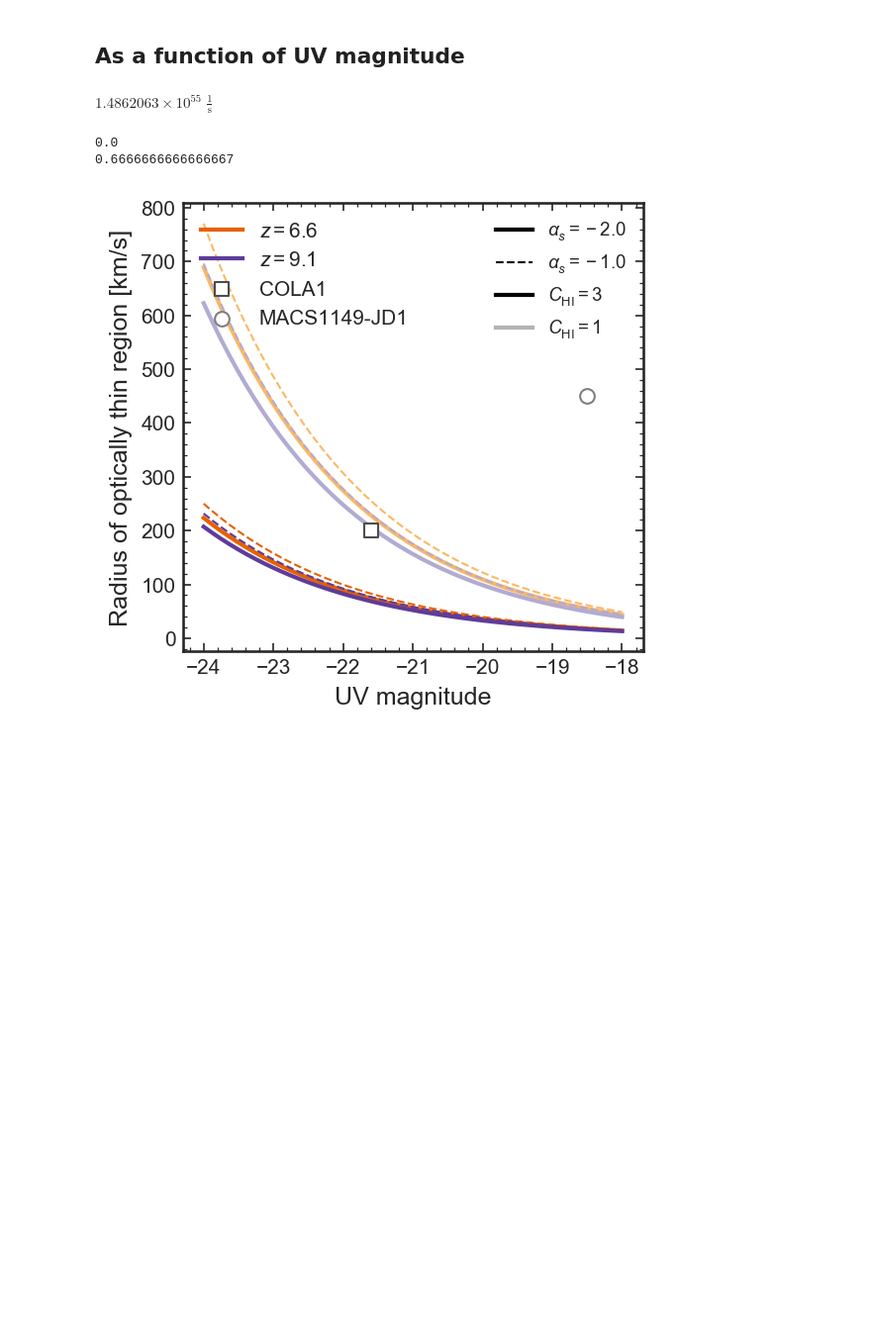
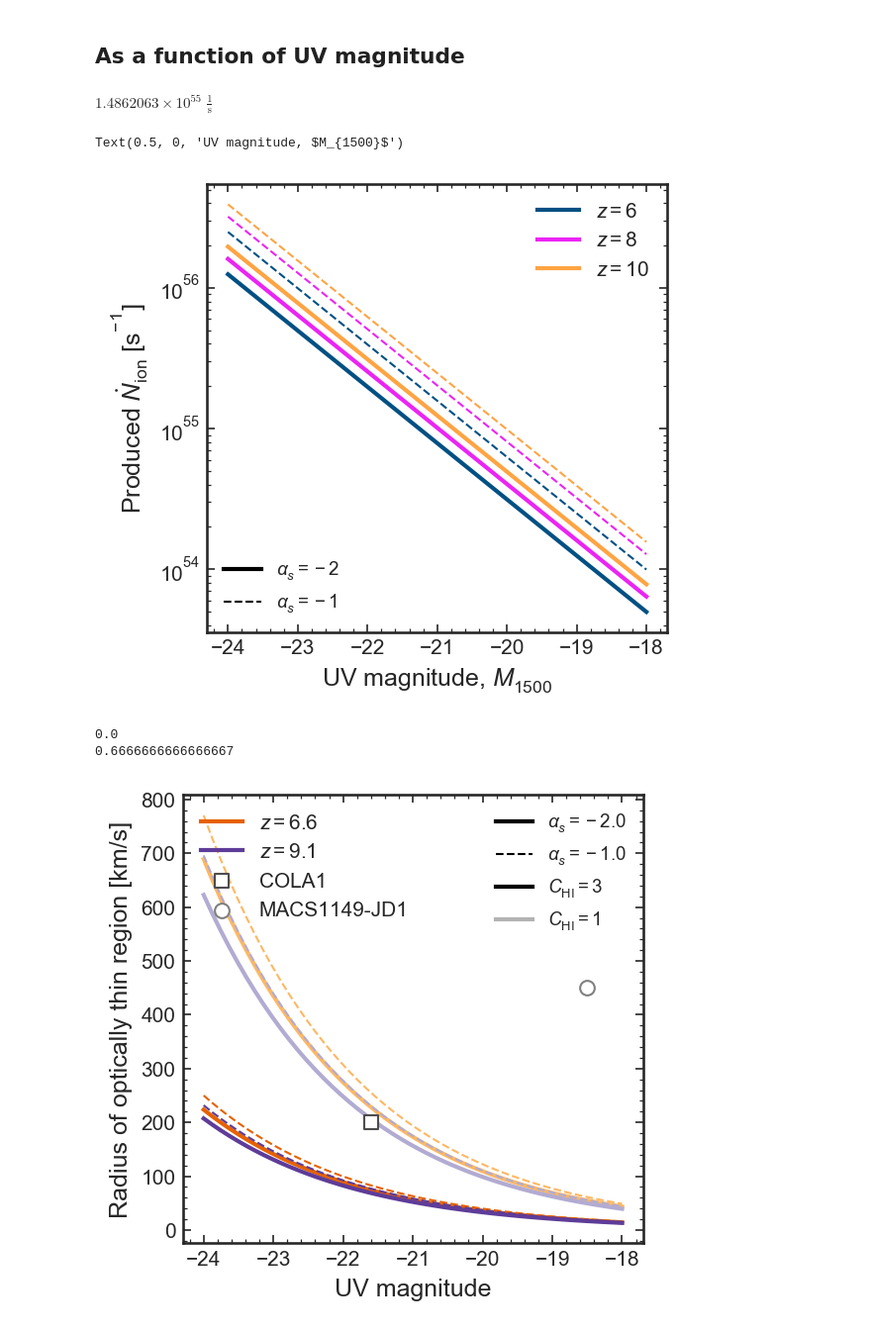
Before and after one commit to charlottenosam/LyaLineshapes, a Jupyter notebook: notebooks/bubbles_proximity_zone.ipynb, the cells around one changed output. Shown at 99% size. Cells and saved outputs as stored; diff of their text form; code cells hidden in the pictures; blank space fills up the shorter version.

```diff
--- a/notebooks/bubbles_proximity_zone.ipynb
+++ b/notebooks/bubbles_proximity_zone.ipynb
@@ -154,6 +154,36 @@ def Muv_to_Nion(Muv, z, alpha_s=-1.8, beta=-2):
 Muv_to_Nion(-21.6, z=6.6, alpha_s=-2)
 # %% [output]
 $1.4862063 \times 10^{55} \; \mathrm{\frac{1}{s}}$
+# %%
+from palettable.cubehelix import cubehelix3_16
+col = cubehelix3_16.hex_colors
+
+Muv_tab = np.linspace(-24, -18)
+z_test = [6., 8., 10.]
+alpha_s_test = [-2., -1.]
+lw = [2, 1]
+ls = ['solid', 'dashed', 'dotted']
+
+for zz, z in enumerate(z_test):
+    ln = plt.plot(Muv_tab, Muv_to_Nion(Muv_tab, z=z, alpha_s=alpha_s_test[0]),
+                      lw=lw[0], c=col[3+zz*4], ls=ls[0], label='$z=%.0f$' % z)
+    plt.semilogy(Muv_tab, Muv_to_Nion(Muv_tab, z=z, alpha_s=alpha_s_test[1]),
+                 lw=lw[1], c=ln[0].get_color(), ls=ls[1])
+
+handles = []
+for i, alpha_s in enumerate(alpha_s_test):
+    ln = mlines.Line2D([], [], color='k', lw=lw[i], ls=ls[i], label=r'$\alpha_s = %.0f$' % alpha_s)
+    handles.append(ln)
+
+leg = plt.legend(handles=handles, loc='lower left', fontsize=9)
+plt.gca().add_artist(leg)
+
+plt.legend()
+plt.ylabel('Produced $\dot{N}_\mathrm{ion}$ [s$^{-1}$]')
+plt.xlabel('UV magnitude, $M_{1500}$')
+# %% [output]
+Text(0.5, 0, 'UV magnitude, $M_{1500}$')
+[figure, added]
 # %%
 from palettable.colorbrewer.diverging import PuOr_4
 col = PuOr_4.hex_colors # o_d, o_l, p_l, p_d
```
Also changed, not shown: parts of 2 cells of this notebook, 8 other files.
